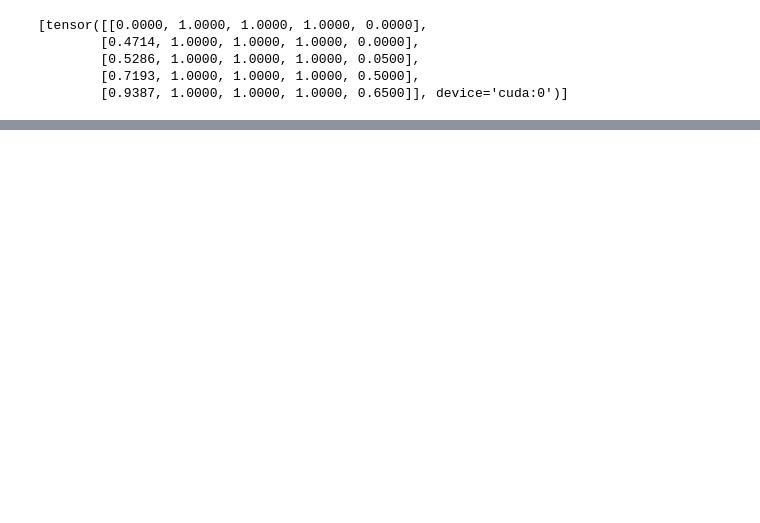
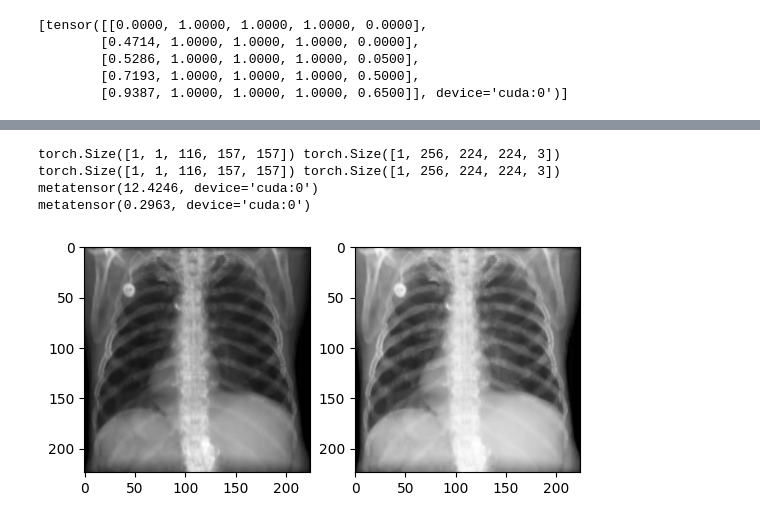
Before and after one commit to pcarnah/torchvtk, a Jupyter notebook: torchvtk.ipynb, the cells around one changed output, grey strips where cells are left out. Saved outputs shown, nothing was run; the diff lists cells and outputs as text; code cells hidden in the pictures; blank space fills up the shorter version.

```diff
--- a/torchvtk.ipynb
+++ b/torchvtk.ipynb
@@ -213,0 +238,20 @@ metatensor(0.0064, device='cuda:0')
+# %%
+a = piecewise_linear(vol.cuda(), xp, yp)
+v = torch.cat([torch.ones_like(a), a], dim=1)
+out2 = rend(a, view_mat=m.cuda(), ras2ijk=ras2ijk)
+
+out3 = rend_vtk(a, view_mat=m.cuda(), ras2ijk=ras2ijk)
+
+fig, ax = plt.subplots(1,2)
+# ax[0].imshow(out[0].permute([1,2,0]).cpu().detach().numpy(), cmap='grey')
+ax[0].imshow(out2[0].permute([1,2,0]).cpu().detach().numpy(), cmap='grey')
+ax[1].imshow(out3[0].permute([1,2,0]).cpu().detach().numpy(), cmap='grey')
+
+print(torch.nn.functional.mse_loss(out2, out3) * 255)
+print(torch.abs(out3 - out2).max())
+# %% [output]
+torch.Size([1, 1, 116, 157, 157]) torch.Size([1, 256, 224, 224, 3])
+torch.Size([1, 1, 116, 157, 157]) torch.Size([1, 256, 224, 224, 3])
+metatensor(12.4246, device='cuda:0')
+metatensor(0.2963, device='cuda:0')
+[figure, added]
```
Also changed, not shown: parts of 23 cells of this notebook, 1 other file.
